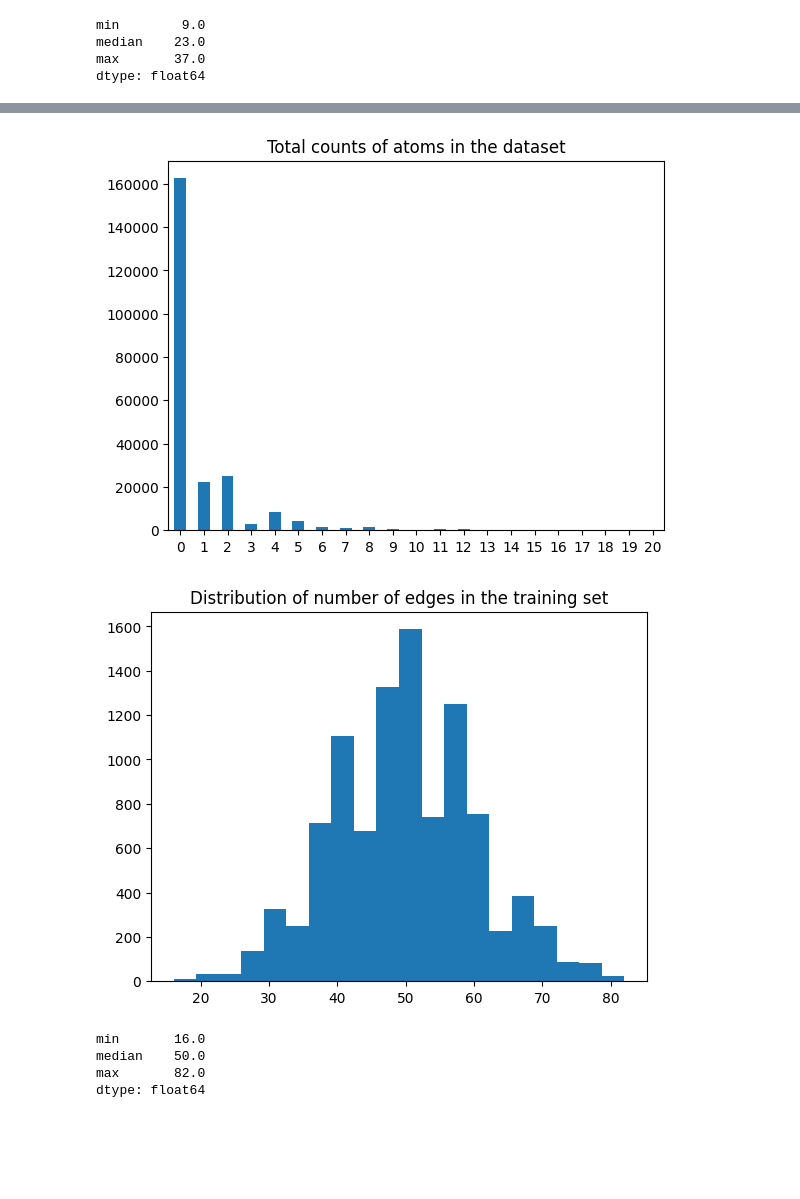
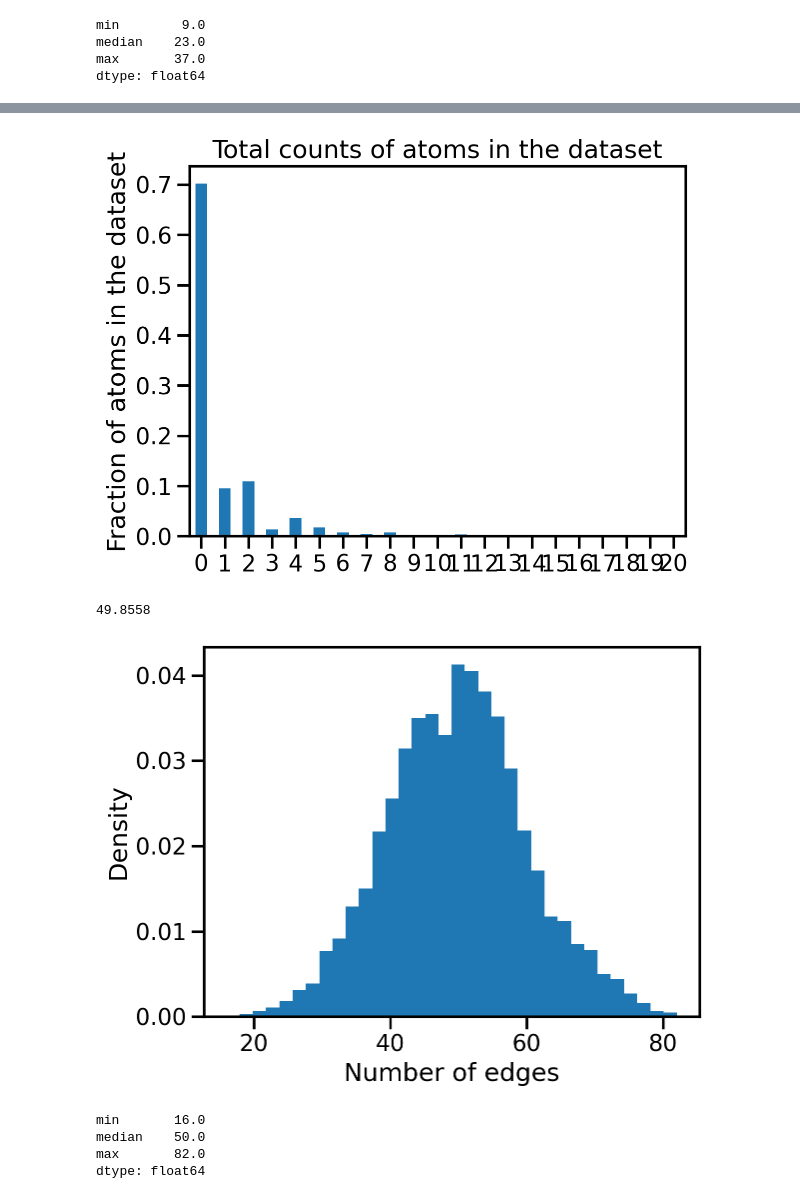
Before and after one commit to diegotg2000/TER_GNN, a Jupyter notebook: zinc_dataset.ipynb, the cells around one changed output, grey strips where cells are left out. Cells and saved outputs as stored; diff of their text form; code cells hidden in the pictures; blank space fills up the shorter version.

```diff
--- a/zinc_dataset.ipynb
+++ b/zinc_dataset.ipynb
@@ -23,2 +25,4 @@ Number of graphs: 10000
+# %%
+sns.set_context('talk')
 # %%
 def plot_graph(graph):
@@ -70,16 +104,22 @@ plt.title('Number of graphs with a given number of distinct atoms');
 # %%
-atom_counts.sum(axis=0).sort_index().plot.bar()
+(atom_counts.sum(axis=0)/atom_counts.sum().sum()).sort_index().plot.bar()
 plt.xticks(rotation=0);
+plt.ylabel('Fraction of atoms in the dataset');
 plt.title('Total counts of atoms in the dataset');
 # %% [output]
-[figure, old version]
+[figure, new version]
 # %%
 edges = np.array([graph.edge_index.shape[1] for graph in train_ds])
+# %%
+edges.mean()
+# %% [output]
+49.8558
 # %%
-plt.hist(edges, bins=20);
-plt.title('Distribution of number of edges in the training set');
+plt.hist(edges, bins=34, density=True);
+plt.ylabel('Density')
+plt.xlabel('Number of edges');
 # %% [output]
-[figure, old version]
+[figure, new version]
 # %%
 pd.Series(edges).agg(['min', 'median', 'max'])
 # %% [output]
```
Also changed, not shown: parts of 12 cells of this notebook, 1 other file.
